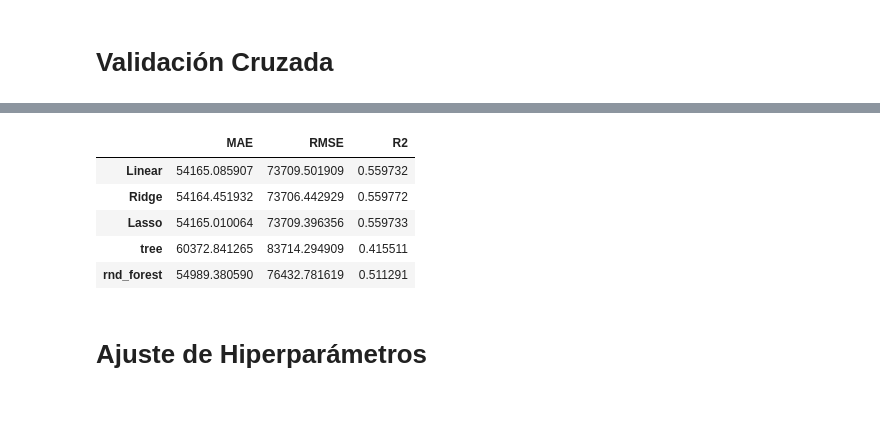
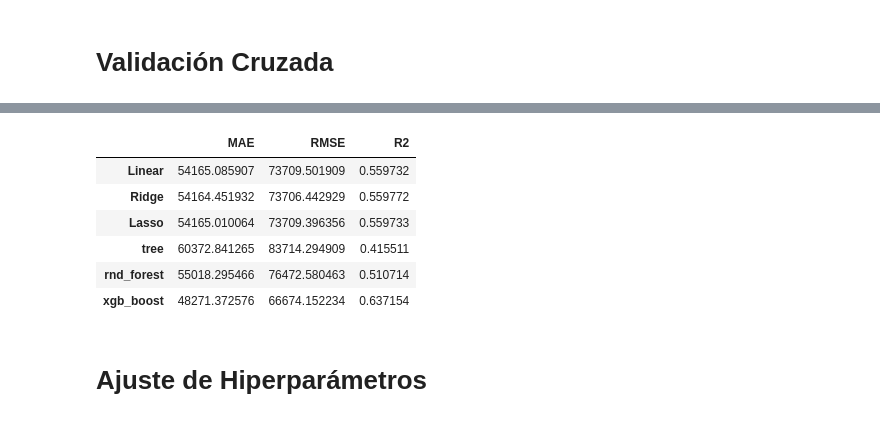
Before and after one commit to Danelnov/ml-project_analitica_datos, a Jupyter notebook: notebooks/02_modeling_regresion.ipynb, the cells around one changed output, grey strips where cells are left out. Cells and saved outputs as stored; diff of their text form; code cells hidden in the pictures.

```diff
--- a/notebooks/02_modeling_regresion.ipynb
+++ b/notebooks/02_modeling_regresion.ipynb
@@ -112,10 +122,13 @@ X_train, X_test, y_train, y_test = train_test_split(
     X, y, test_size=0.3, random_state=42
 )
 # %%
-models = {
+models_linear = {
     "Linear": LinearRegression(),
     "Ridge": Ridge(alpha=1.0),
     "Lasso": Lasso(alpha=0.1),
+}
+
+models_tree = {
     "tree": DecisionTreeRegressor(max_depth=5, min_samples_split=10, random_state=42),
     "rnd_forest": RandomForestRegressor(
         n_estimators=200,
@@ -126,6 +139,15 @@ models = {
         random_state=42,
         n_jobs=-1,
     ),
+    "xgb_boost": XGBRegressor(
+        n_estimators=200,
+        learning_rate=0.1,
+        max_depth=5,
+        subsample=0.8,
+        colsample_bytree=0.8,
+        random_state=42,
+        n_jobs=-1,
+    ),
 }
 # %%
 scores = {}
@@ -156,35 +197,57 @@ pd.DataFrame(scores).T
 # %%
 results = {}
 
-for name, model in models.items():
+for name, model in models_linear.items():
     pipe = Pipeline([
-        ('preprocessing', preprocessor),
+        ('preprocessing', preprocessor_linear),
+        ('model', model)
+    ])
+
+    scores = cross_validate(
+        pipe, X, y, cv=5,
+        scoring={
+            'mae': 'neg_mean_absolute_error',
+            'rmse': 'neg_root_mean_squared_error',
+            'r2': 'r2'
+        }
+    )
+
+    results[name] = {
+        'MAE': -scores['test_mae'].mean(),
+        'RMSE': -scores['test_rmse'].mean(),
+        'R2': scores['test_r2'].mean()
+    }
+
+for name, model in models_tree.items():
+    pipe = Pipeline([
+        ('preprocessing', preprocessor_tree),
         ('model', model)
     ])
 
     scores = cross_validate(
         pipe, X, y, cv=5,
         scoring={
             'mae': 'neg_mean_absolute_error',
             'rmse': 'neg_root_mean_squared_error',
             'r2': 'r2'
         }
     )
 
     results[name] = {
         'MAE': -scores['test_mae'].mean(),
         'RMSE': -scores['test_rmse'].mean(),
         'R2': scores['test_r2'].mean()
     }
 
 pd.DataFrame(results).T
 # %% [output]
 |  | MAE | RMSE | R2 |
 | Linear | 54165.085907 | 73709.501909 | 0.559732 |
 | Ridge | 54164.451932 | 73706.442929 | 0.559772 |
 | Lasso | 54165.010064 | 73709.396356 | 0.559733 |
 | tree | 60372.841265 | 83714.294909 | 0.415511 |
-| rnd_forest | 54989.380590 | 76432.781619 | 0.511291 |
+| rnd_forest | 55018.295466 | 76472.580463 | 0.510714 |
+| xgb_boost | 48271.372576 | 66674.152234 | 0.637154 |
 # %% [markdown]
 # Ajuste de Hiperparámetros
 # %% [markdown]
```
Also changed, not shown: parts of 19 cells of this notebook, 12 other files.
